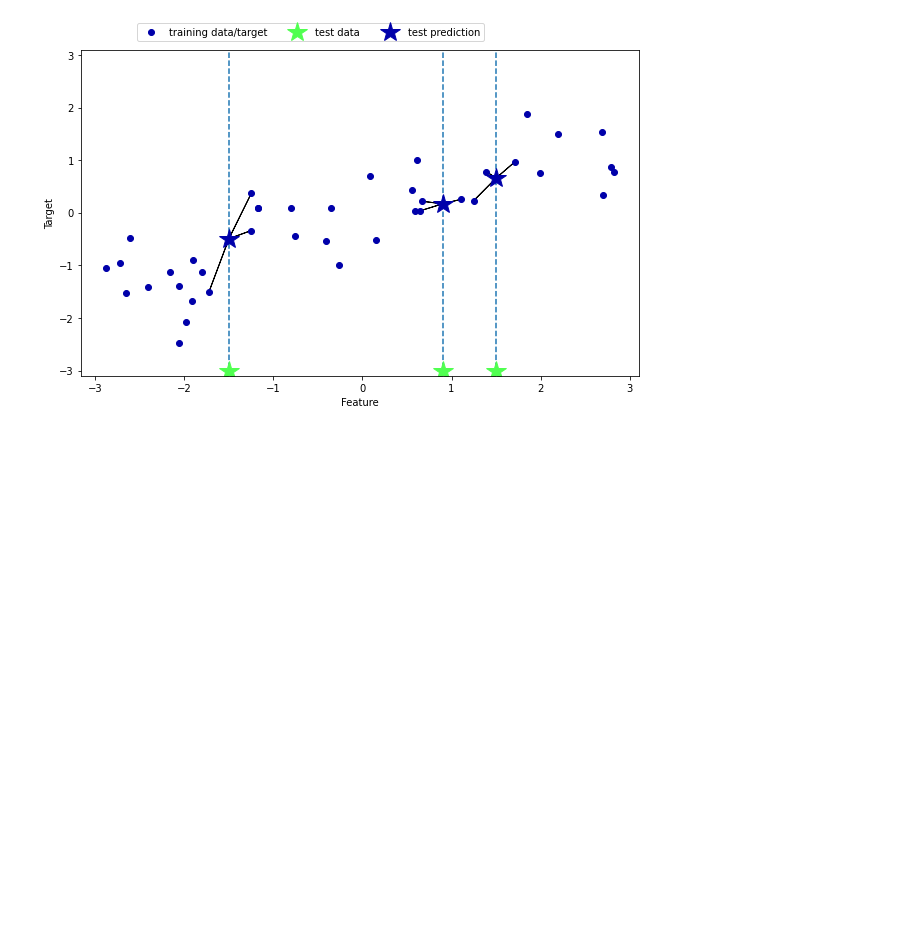
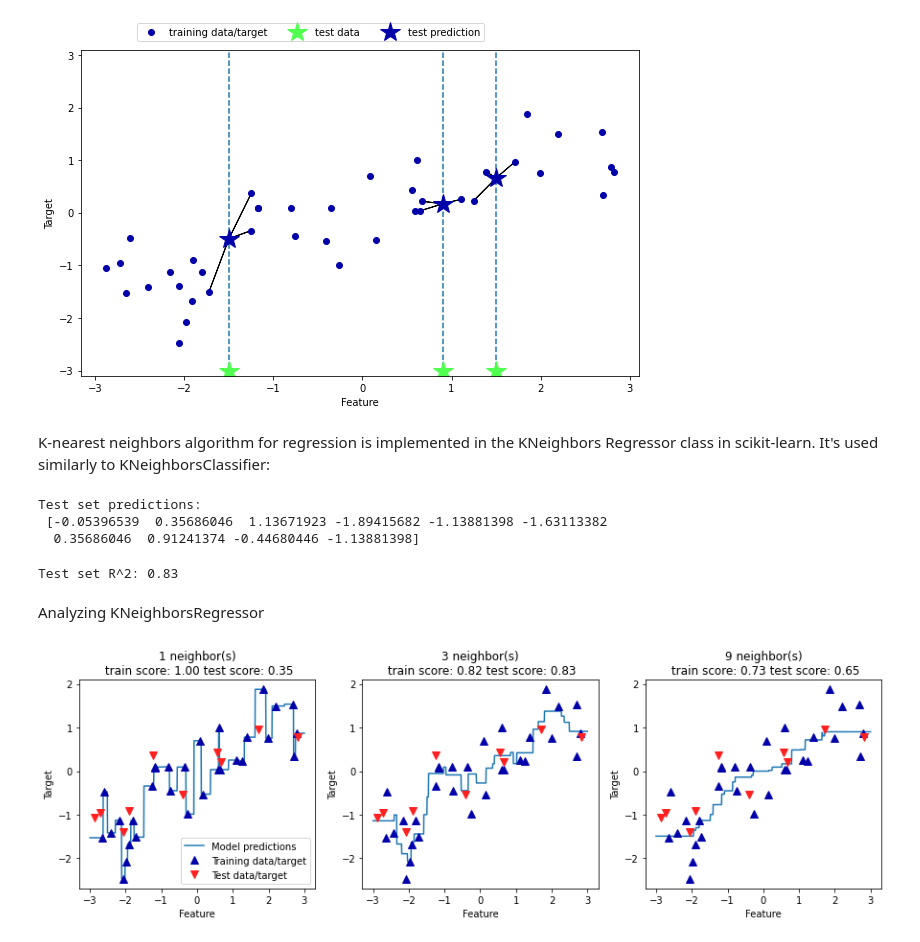
Before and after one commit to joeelorm/ML, a Jupyter notebook: Supervised Learning/Supervised Learning.ipynb, the cells around one changed output. Saved outputs shown, nothing was run; the diff lists cells and outputs as text; code cells hidden in the pictures; blank space fills up the shorter version.

```diff
--- a/Supervised Learning/Supervised Learning.ipynb
+++ b/Supervised Learning/Supervised Learning.ipynb
@@ -153,3 +153,51 @@ mglearn.plots.plot_knn_regression(n_neighbors = 1)
 mglearn.plots.plot_knn_regression(n_neighbors = 3)
 # %% [output]
 [figure]
+# %% [markdown]
+K-nearest neighbors algorithm for regression is implemented in the KNeighbors Regressor class in scikit-learn. It's used similarly to KNeighborsClassifier:
+# %%
+from sklearn.neighbors import KNeighborsRegressor
+
+X, y = mglearn.datasets.make_wave(n_samples = 40)
+
+#Split the wave dataset into training and test set
+X_train, X_test, y_train, y_test = train_test_split(X, y, random_state = 0)
+
+#Instantiate the model and set the number of neighbors to consider to 3
+reg = KNeighborsRegressor(n_neighbors = 3)
+
+#Fit the model using the training data and training targets
+reg.fit(X_train, y_train)
+
+#Making predictions on the test set:
+print('Test set predictions:\n', reg.predict(X_test))
+# %% [output]
+Test set predictions:
+ [-0.05396539  0.35686046  1.13671923 -1.89415682 -1.13881398 -1.63113382
+  0.35686046  0.91241374 -0.44680446 -1.13881398]
+# %%
+print('Test set R^2: {:.2f}'.format(reg.score(X_test, y_test)))
+# %% [output]
+Test set R^2: 0.83
+# %% [markdown]
+Analyzing KNeighborsRegressor
+# %%
+fig, axes = plt.subplots(1, 3, figsize = (15, 4))
+#create 1000 data points, evenly spaced -3 and 3
+line = np.linspace(-3, 3, 1000).reshape(-1, 1)
+for n_neighbors, ax in zip([1,3,9], axes):
+    #make predictions using 1,3, or 9 neighbors
+    reg = KNeighborsRegressor(n_neighbors = n_neighbors)
+    reg.fit(X_train, y_train)
+    ax.plot(line, reg.predict(line))
+    ax.plot(X_train, y_train, '^', c = mglearn.cm2(0), markersize = 8)
+    ax.plot(X_test, y_test, 'v', c = mglearn.cm2(1), markersize = 8)
+
+    ax.set_title(
+        '{} neighbor(s)\n train score: {:.2f} test score: {:.2f}'.format(n_neighbors, reg.score(X_train, y_train),
+                                                                        reg.score(X_test, y_test)))
+    ax.set_xlabel('Feature')
+    ax.set_ylabel('Target')
+    axes[0].legend(['Model predictions', 'Training data/target', 'Test data/target'], loc = 'best')
+# %% [output]
+[figure, added]
```
